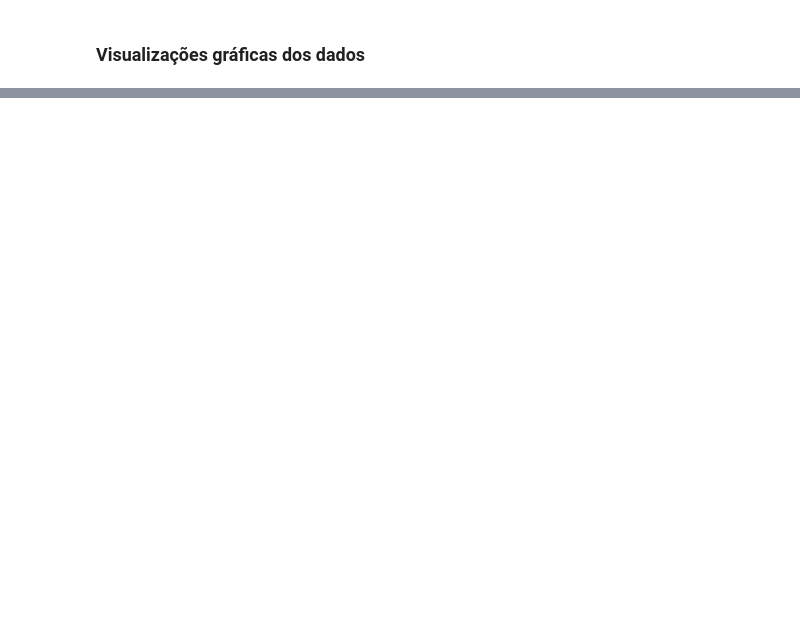
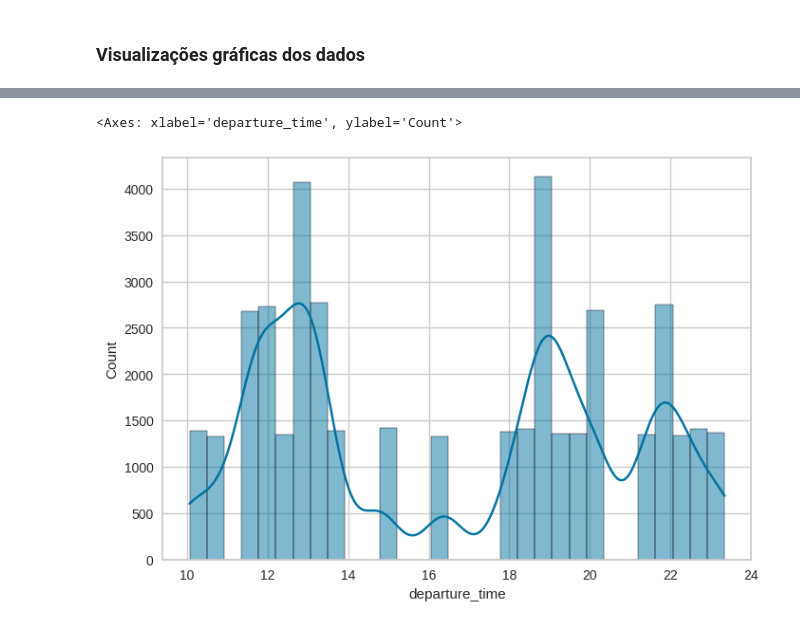
Before and after one commit to nina-rebello/flight-delay-prediction-model, a Jupyter notebook: modelo_atraso_voo.ipynb, the cells around one changed output, grey strips where cells are left out. Saved outputs shown, nothing was run; the diff lists cells and outputs as text; code cells hidden in the pictures; blank space fills up the shorter version.

```diff
--- a/modelo_atraso_voo.ipynb
+++ b/modelo_atraso_voo.ipynb
@@ -166,0 +193,11 @@ plt.show()
+# %%
+# Departure time
+
+# Remove valores ausentes
+dados = dados.dropna(subset=['departure_time'])
+
+largura_bin_dt = calcular_largura_bin(dados, 'departure_time')
+sns.histplot(data=dados, x='departure_time', kde=True, binwidth=largura_bin_dt)
+# %% [output]
+<Axes: xlabel='departure_time', ylabel='Count'>
+[figure, added]
```
Also changed, not shown: parts of 17 cells of this notebook.
